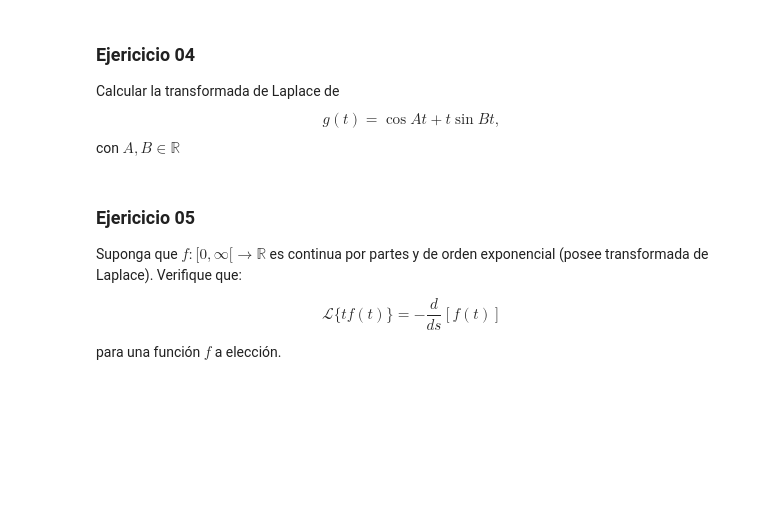
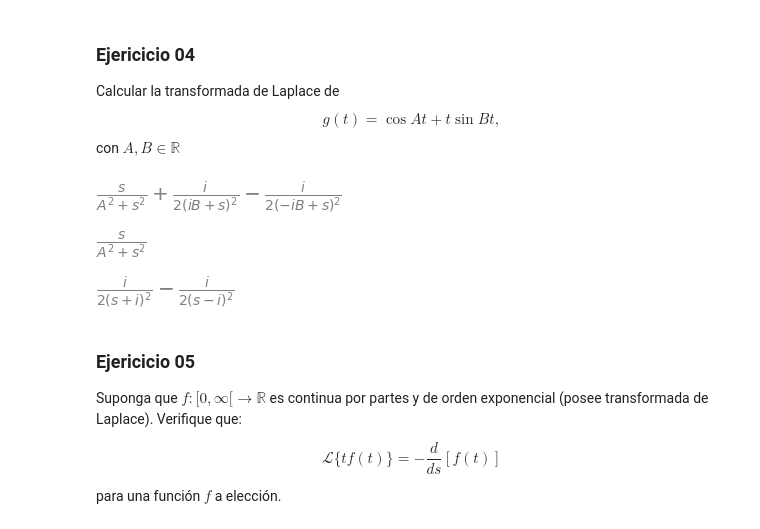
Before and after one commit to NelsonCereno/EDO_LAB, a Jupyter notebook: EDO/Clase 05 Transformada de Laplace.ipynb, the cells around one changed output. Saved outputs shown, nothing was run; the diff lists cells and outputs as text; code cells hidden in the pictures; blank space fills up the shorter version.

```diff
--- a/EDO/Clase 05 Transformada de Laplace.ipynb
+++ b/EDO/Clase 05 Transformada de Laplace.ipynb
@@ -128,6 +145,22 @@ Calcular transformada de Laplace de $f(t)=e^{-\alpha t}$ con $\alpha \in \mathbb
 Calcular la transformada de Laplace de
 $$ g(t) = \cos At + t\sin Bt, $$
 con $A,B \in \mathbb{R}$
+# %%
+A , B = sp.symbols('A B', real=True, positive = True) #símbolo real positivo
+f = sp.cos(A*t) + t*sp.sin(B*t)
+sp.laplace_transform(f, t, s, noconds=True, real=True)
+# %% [output]
+[figure, added]
+# %%
+cos = sp.cos(A*t)
+sp.laplace_transform(cos, t, s, noconds=True, real=True)
+# %% [output]
+[figure, added]
+# %%
+sin = t*sp.sin(t)
+sp.laplace_transform(sin, t, s, noconds=True, real=True)
+# %% [output]
+[figure, added]
 # %% [markdown]
 ### Ejericicio 05
 Suponga que $f:[0,\infty[ \to \mathbb{R}$ es continua por partes y de orden exponencial (posee transformada de Laplace). Verifique que:
```
Also changed, not shown: parts of 8 cells of this notebook, 1 other file.
